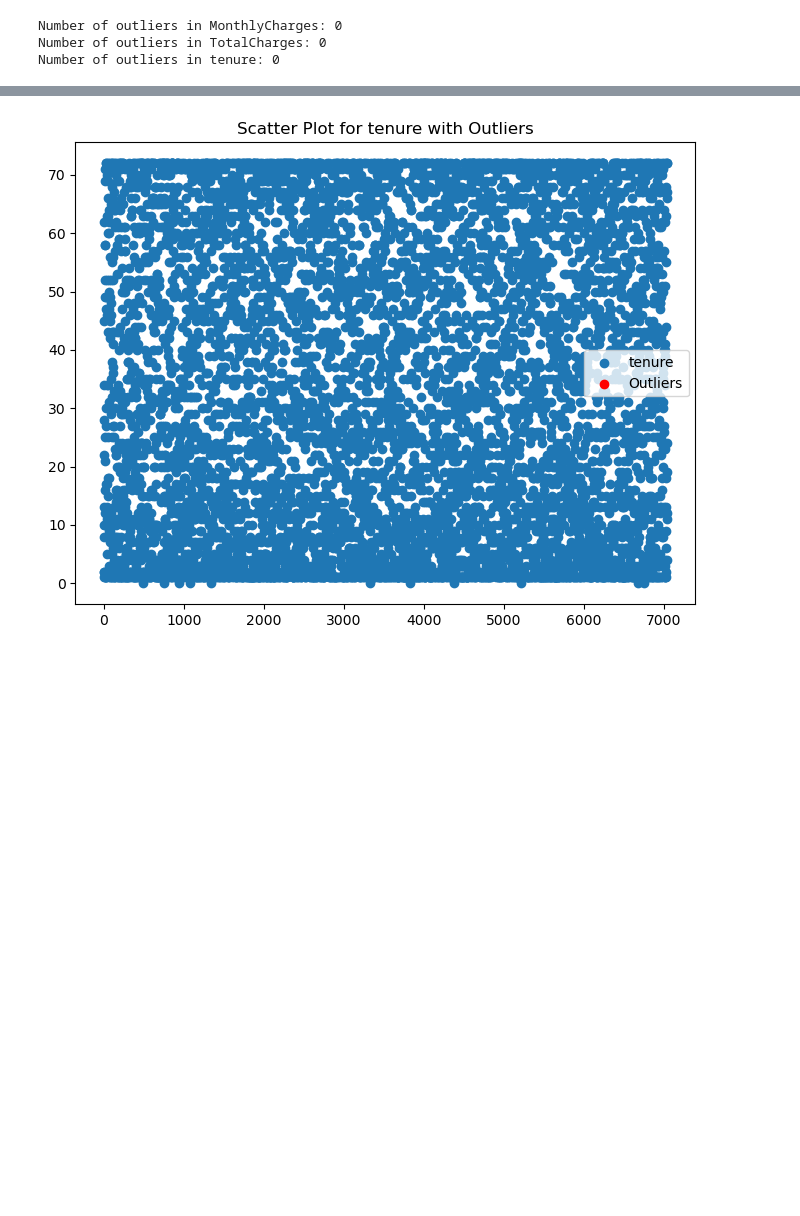
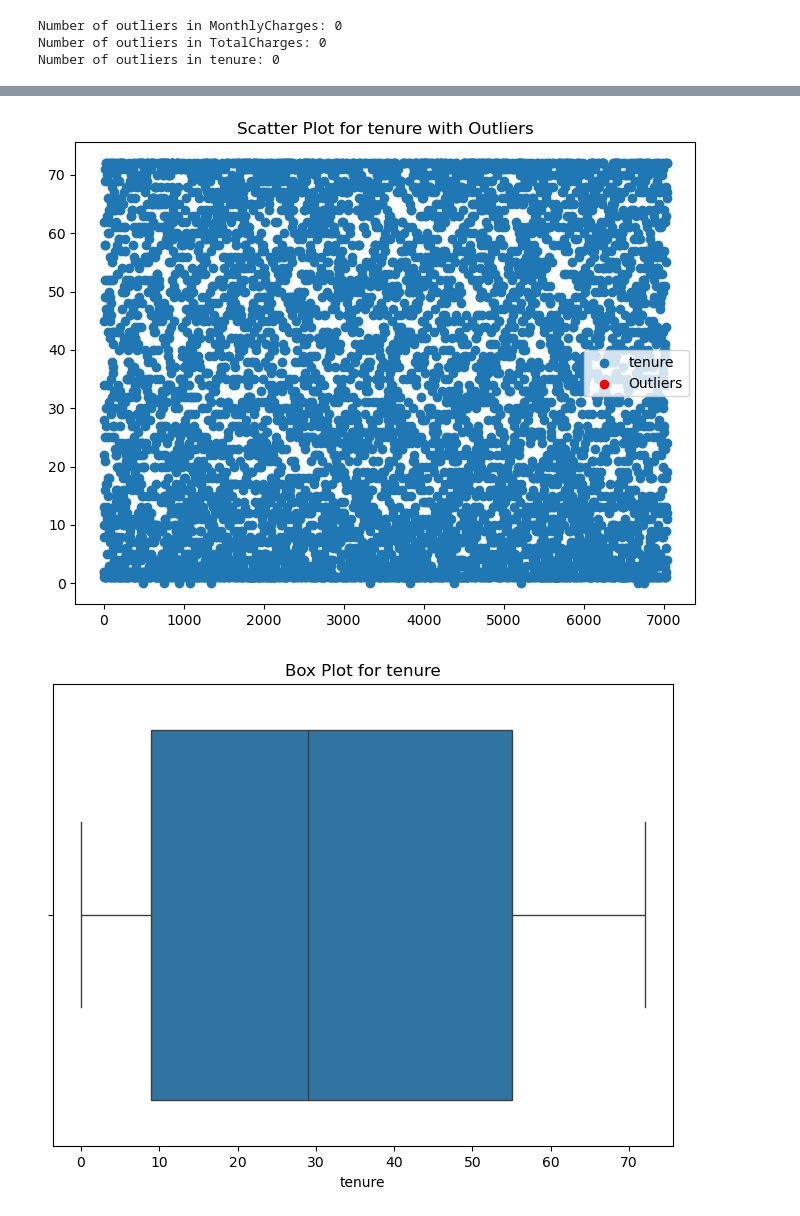
Before and after one commit to ManoharKonala/BootCamp_2K24, a Jupyter notebook: Customer Churn Analysis/Analysis_Customer_Churn.ipynb, the cells around one changed output, grey strips where cells are left out. Saved outputs shown, nothing was run; the diff lists cells and outputs as text; code cells hidden in the pictures; blank space fills up the shorter version.

```diff
--- a/Customer Churn Analysis/Analysis_Customer_Churn.ipynb
+++ b/Customer Churn Analysis/Analysis_Customer_Churn.ipynb
@@ -181,12 +188,18 @@ plt.show()
 # %%
 plt.figure(figsize=(8, 6))
 plt.scatter(df.index, df['tenure'], label='tenure')
 plt.scatter(outliers_tenure.index, outliers_tenure['tenure'], color='red', label='Outliers')
 plt.title('Scatter Plot for tenure with Outliers')
 plt.legend()
 plt.show()
+
+plt.figure(figsize=(8, 6))
+sns.boxplot(x=df['tenure'])
+plt.title('Box Plot for tenure')
+plt.show()
 # %% [output]
 [figure]
+[figure, added]
 # %%
 plt.figure(figsize=(8, 6))
 plt.scatter(df.index, df['SeniorCitizen'], label='SeniorCitizen')
```
Also changed, not shown: parts of 28 cells of this notebook.
